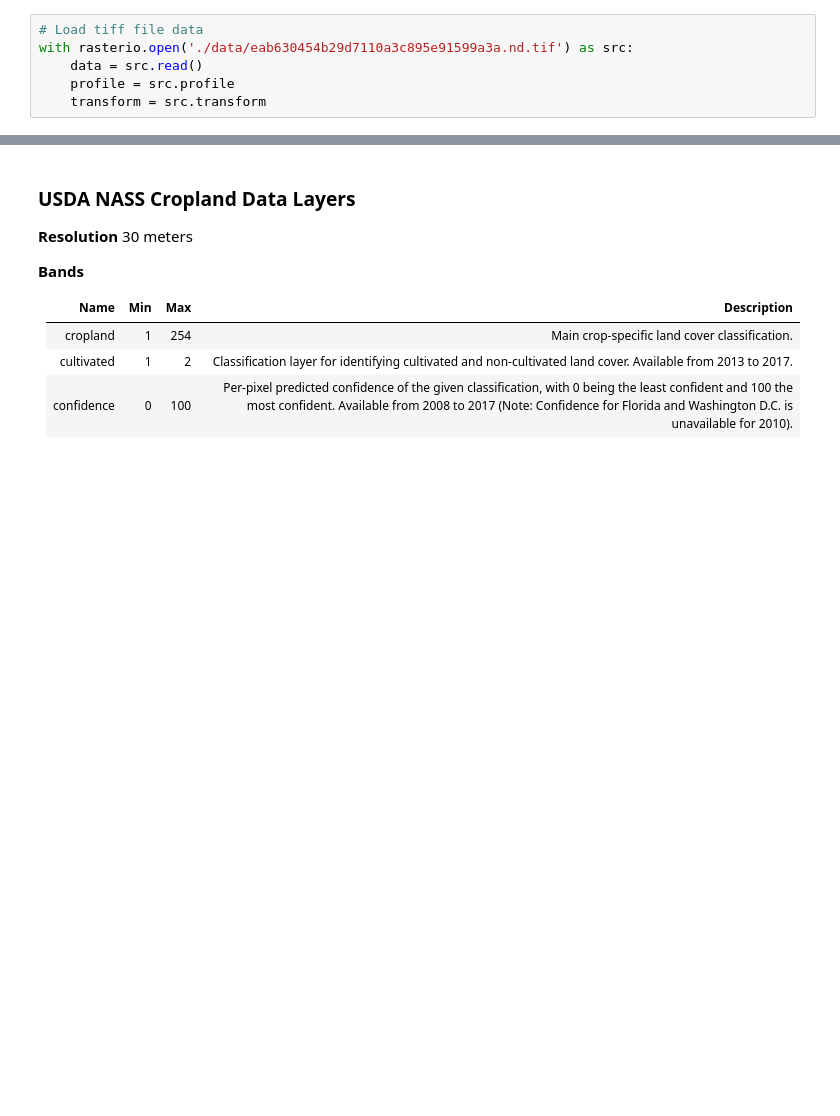
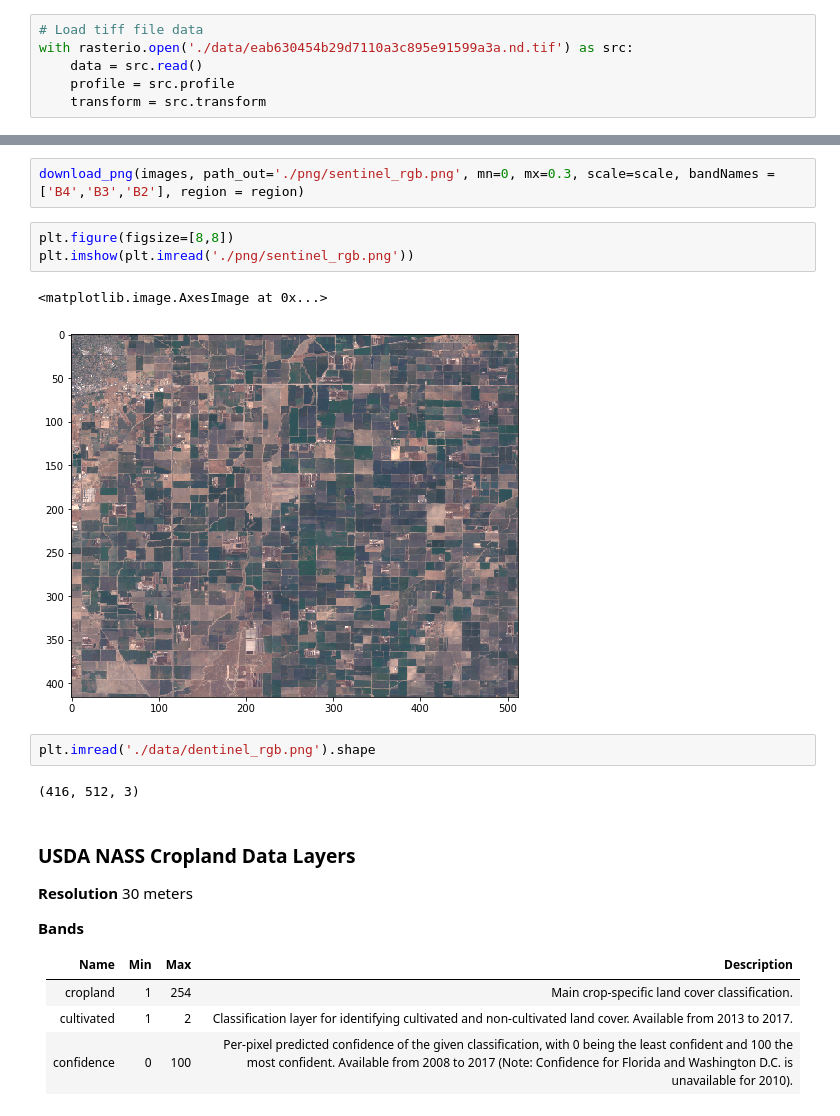
Before and after one commit to yaron1000/cnn-models, a Jupyter notebook: notebooks/Sentinel-2_cropland_data.ipynb, the cells around one changed output, grey strips where cells are left out. Drawn from its saved outputs; the diff is of its cells as text; blank space fills up the shorter version.

```diff
--- a/notebooks/Sentinel-2_cropland_data.ipynb
+++ b/notebooks/Sentinel-2_cropland_data.ipynb
@@ -223,3 +247,15 @@ plt.imshow(data[0,:,:])
+# %%
+download_png(images, path_out='./png/sentinel_rgb.png', mn=0, mx=0.3, scale=scale, bandNames = ['B4','B3','B2'], region = region)
+# %%
+plt.figure(figsize=[8,8])
+plt.imshow(plt.imread('./png/sentinel_rgb.png'))
+# %% [output]
+<matplotlib.image.AxesImage at 0x...>
+[figure, added]
+# %%
+plt.imread('./data/dentinel_rgb.png').shape
+# %% [output]
+(416, 512, 3)
 # %% [markdown]
 ### USDA NASS Cropland Data Layers
 **Resolution**
```
Also changed, not shown: parts of 16 cells of this notebook.
